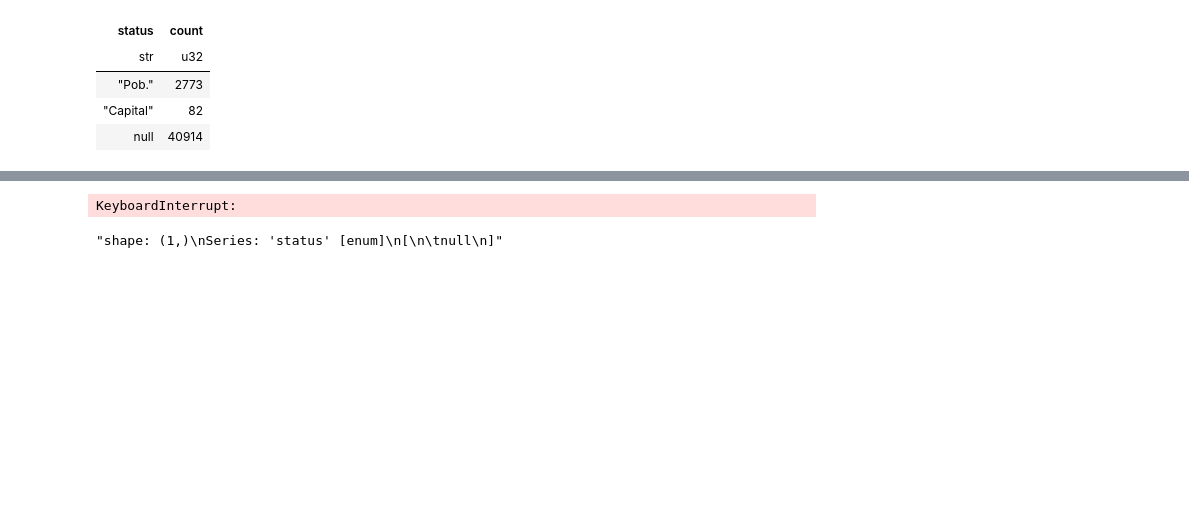
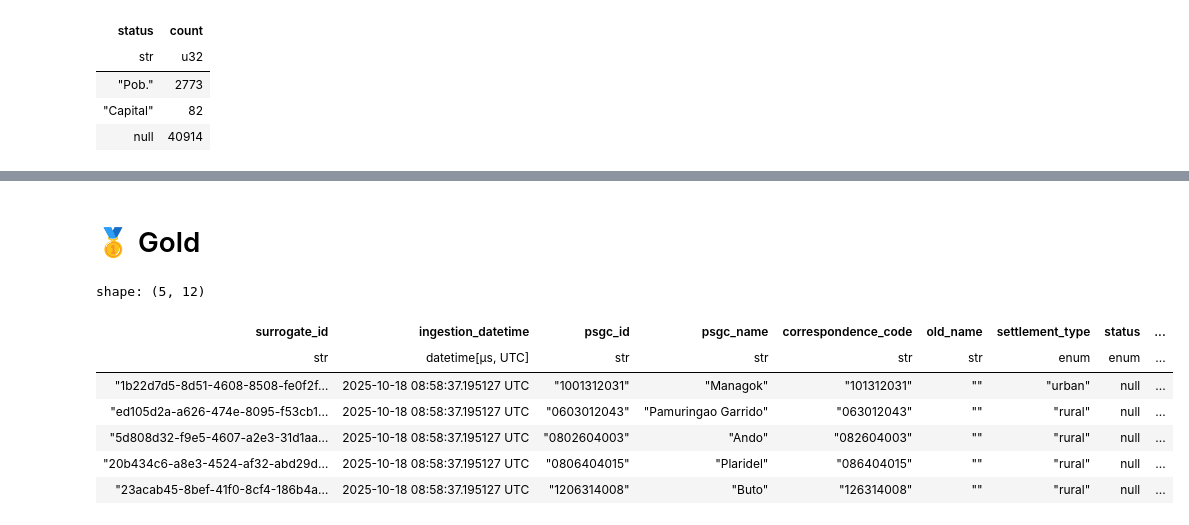
Before and after one commit to bendlikeabamboo/pap-datalab, a Jupyter notebook: notebook_pipelines/epoch_0.2025-10-13.depdev.dim_barangay.ipynb, the cells around one changed output, grey strips where cells are left out. Saved outputs shown, nothing was run; the diff lists cells and outputs as text; code cells hidden in the pictures; blank space fills up the shorter version.

```diff
--- a/notebook_pipelines/epoch_0.2025-10-13.depdev.dim_barangay.ipynb
+++ b/notebook_pipelines/epoch_0.2025-10-13.depdev.dim_barangay.ipynb
@@ -248,0 +249,2 @@ shape: (10, 7)
+# %%
+silver = renamed_df
@@ -249,7 +253,7 @@ shape: (10, 7)
 # %%
 import blake3
 
-renamed_df = renamed_df.with_columns(
+silver = silver.with_columns(
     pl.struct(["psgc_name", "psgc_id"])
     .map_elements(
         lambda row: blake3.blake3(
@@ -376,4 +277,46 @@ barangay = barangay.with_columns(
-# %%
-raise KeyboardInterrupt()
-# %% [output]
-KeyboardInterrupt:
+# %%
+release_date = pl.Series([valid_from]).str.strptime(
+    pl.Datetime, "%Y-%m-%dT%H:%M:%S%.3f%z"
+)[0]
+silver = silver.with_columns(
+    pl.lit(release_date).alias("valid_from"),
+)
+silver = silver.with_columns(
+    pl.lit(dt.datetime.now(tz=dt.timezone.utc)).alias("ingestion_datetime"),
+    pl.Series(name="surrogate_id", values=[str(uuid4()) for _ in range(len(silver))])
+    .cast(pl.String)
+    .alias("surrogate_id"),
+)
+
+# ordering columns
+silver = silver.select(
+    [
+        "surrogate_id",
+        "ingestion_datetime",
+        "psgc_id",
+        "psgc_name",
+        "correspondence_code",
+        "old_name",
+        "settlement_type",
+        "status",
+        "remarks",
+        "identity_hash",
+        "fields_hash",
+        "valid_from",
+    ]
+)
+# %%
+gold = silver
+# %% [markdown]
+# 🥇 Gold
+# %%
+gold.sample(5)
+# %% [output]
+shape: (5, 12)
+| surrogate_id | ingestion_datetime | psgc_id | psgc_name | correspondence_code | old_name | settlement_type | status | ... |
+| str | datetime[μs, UTC] | str | str | str | str | enum | enum | ... |
+| "1b22d7d5-8d51-4608-8508-fe0f2f… | 2025-10-18 08:58:37.195127 UTC | "1001312031" | "Managok" | "101312031" | "" | "urban" | null | ... |
+| "ed105d2a-a626-474e-8095-f53cb1… | 2025-10-18 08:58:37.195127 UTC | "0603012043" | "Pamuringao Garrido" | "063012043" | "" | "rural" | null | ... |
+| "5d808d32-f9e5-4607-a2e3-31d1aa… | 2025-10-18 08:58:37.195127 UTC | "0802604003" | "Ando" | "082604003" | "" | "rural" | null | ... |
+| "20b434c6-a8e3-4524-af32-abd29d… | 2025-10-18 08:58:37.195127 UTC | "0806404015" | "Plaridel" | "086404015" | "" | "rural" | null | ... |
+| "23acab45-8bef-41f0-8cf4-186b4a… | 2025-10-18 08:58:37.195127 UTC | "1206314008" | "Buto" | "126314008" | "" | "rural" | null | ... |
@@ -388,4 +331,0 @@ len(barangay.columns)
-# %%
-f"{barangay[0]["status"]}"
-# %% [output]
-"shape: (1,)\nSeries: 'status' [enum]\n[\n\tnull\n]"
```
Also changed, not shown: parts of 40 cells of this notebook, 9 other files.
